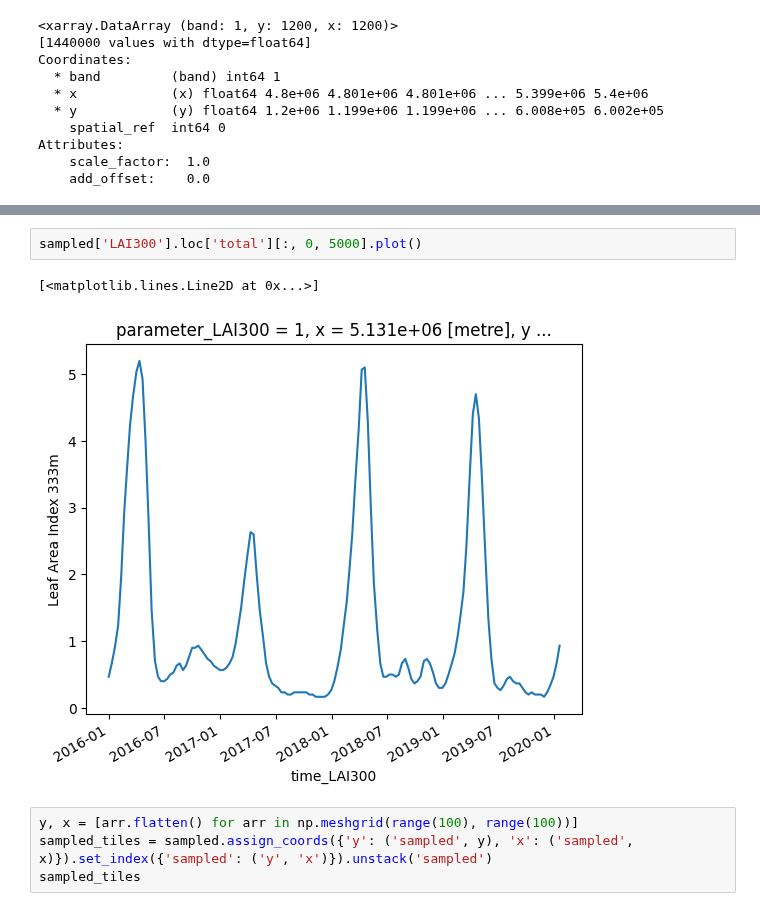
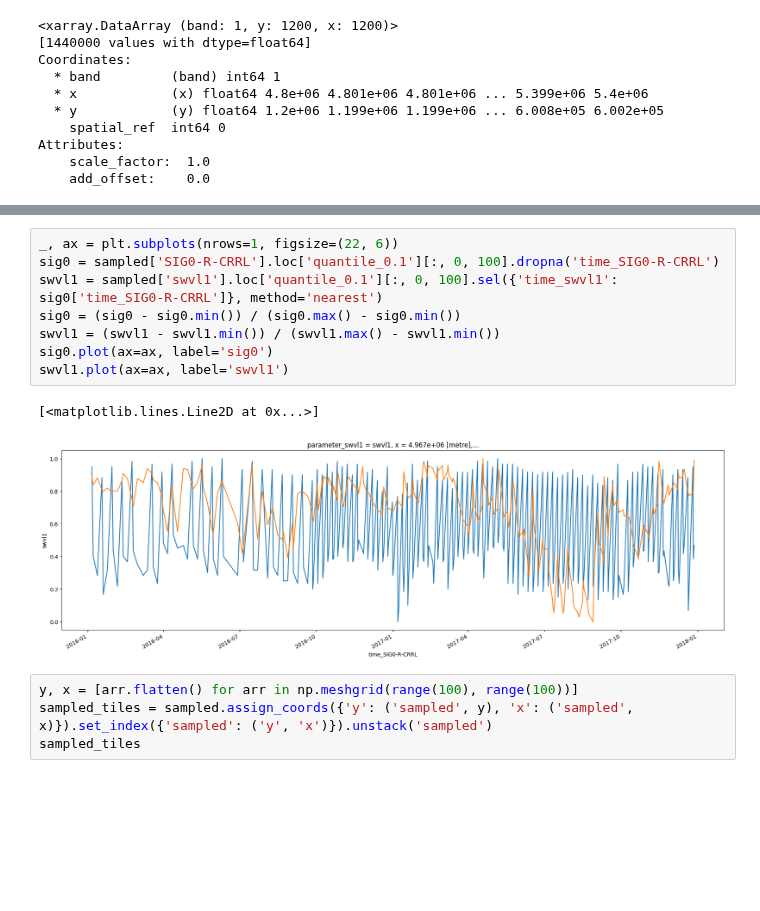
Before and after one commit to c-scale-community/use-case-wetland-water-stress, a Jupyter notebook: notebooks/0_experiment_signature.ipynb, the cells around one changed output, grey strips where cells are left out. Saved outputs shown, nothing was run; the diff lists cells and outputs as text; blank space fills up the shorter version.

```diff
--- a/notebooks/0_experiment_signature.ipynb
+++ b/notebooks/0_experiment_signature.ipynb
@@ -218,11 +200,17 @@ PandasIndex(Index(['total'], dtype='object', name='samples'))
 Attributes: (1)
 prime_variable :
 SIG0-R-CRRL
-# %%
-sampled['LAI300'].loc['total'][:, 0, 5000].plot()
-# %% [output]
-[<matplotlib.lines.Line2D at 0x...>]
-[figure, removed]
+# %%
+_, ax = plt.subplots(nrows=1, figsize=(22, 6))
+sig0 = sampled['SIG0-R-CRRL'].loc['quantile_0.1'][:, 0, 100].dropna('time_SIG0-R-CRRL')
+swvl1 = sampled['swvl1'].loc['quantile_0.1'][:, 0, 100].sel({'time_swvl1': sig0['time_SIG0-R-CRRL']}, method='nearest')
+sig0 = (sig0 - sig0.min()) / (sig0.max() - sig0.min())
+swvl1 = (swvl1 - swvl1.min()) / (swvl1.max() - swvl1.min())
+sig0.plot(ax=ax, label='sig0')
+swvl1.plot(ax=ax, label='swvl1')
+# %% [output]
+[<matplotlib.lines.Line2D at 0x...>]
+[figure, added]
 # %%
 y, x = [arr.flatten() for arr in np.meshgrid(range(100), range(100))]
 sampled_tiles = sampled.assign_coords({'y': ('sampled', y), 'x': ('sampled', x)}).set_index({'sampled': ('y', 'x')}).unstack('sampled')
```
Also changed, not shown: parts of 4 cells of this notebook, 2 other files.
